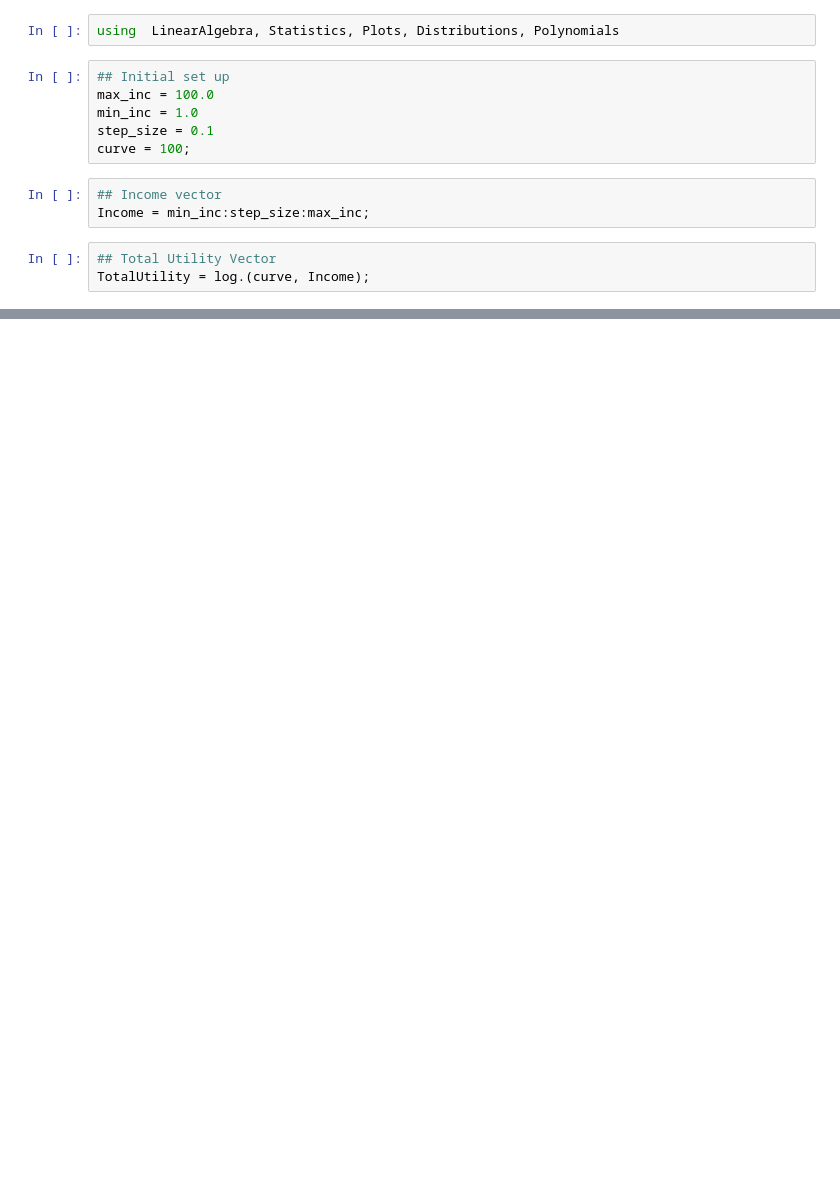
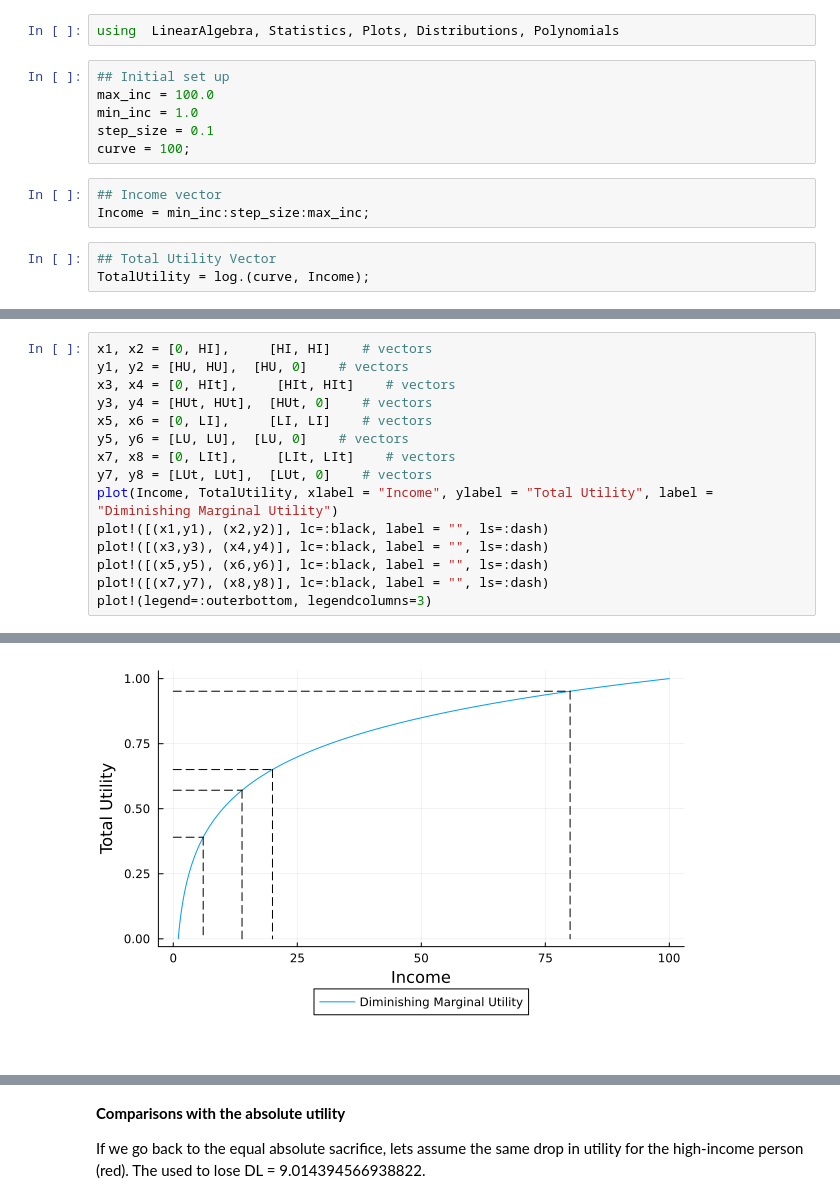
Before and after one commit to BraddWForster/learning_julia, a Jupyter notebook: coding_basics/taxes.ipynb, the cells around one changed output, grey strips where cells are left out. Cells and saved outputs as stored; diff of their text form; blank space fills up the shorter version.

```diff
--- a/coding_basics/taxes.ipynb
+++ b/coding_basics/taxes.ipynb
@@ -75,0 +110,16 @@ DL = 9.520661176107643
+# %%
+x1, x2 = [0, HI],     [HI, HI]    # vectors
+y1, y2 = [HU, HU],  [HU, 0]    # vectors
+x3, x4 = [0, HIt],     [HIt, HIt]    # vectors
+y3, y4 = [HUt, HUt],  [HUt, 0]    # vectors
+x5, x6 = [0, LI],     [LI, LI]    # vectors
+y5, y6 = [LU, LU],  [LU, 0]    # vectors
+x7, x8 = [0, LIt],     [LIt, LIt]    # vectors
+y7, y8 = [LUt, LUt],  [LUt, 0]    # vectors
+plot(Income, TotalUtility, xlabel = "Income", ylabel = "Total Utility", label = "Diminishing Marginal Utility")
+plot!([(x1,y1), (x2,y2)], lc=:black, label = "", ls=:dash)
+plot!([(x3,y3), (x4,y4)], lc=:black, label = "", ls=:dash)
+plot!([(x5,y5), (x6,y6)], lc=:black, label = "", ls=:dash)
+plot!([(x7,y7), (x8,y8)], lc=:black, label = "", ls=:dash)
+plot!(legend=:outerbottom, legendcolumns=3)
+# %% [output]
@@ -75,0 +128 @@ DL = 9.520661176107643
+[figure, new version]
@@ -75,0 +133,4 @@ DL = 9.520661176107643
+# %% [markdown]
+**Comparisons with the absolute utility**
+
+If we go back to the equal absolute sacrifice, lets assume the same drop in utility for the high-income person (red). The used to lose DL = 9.014394566938822.
```
Also changed, not shown: parts of 12 cells of this notebook.
